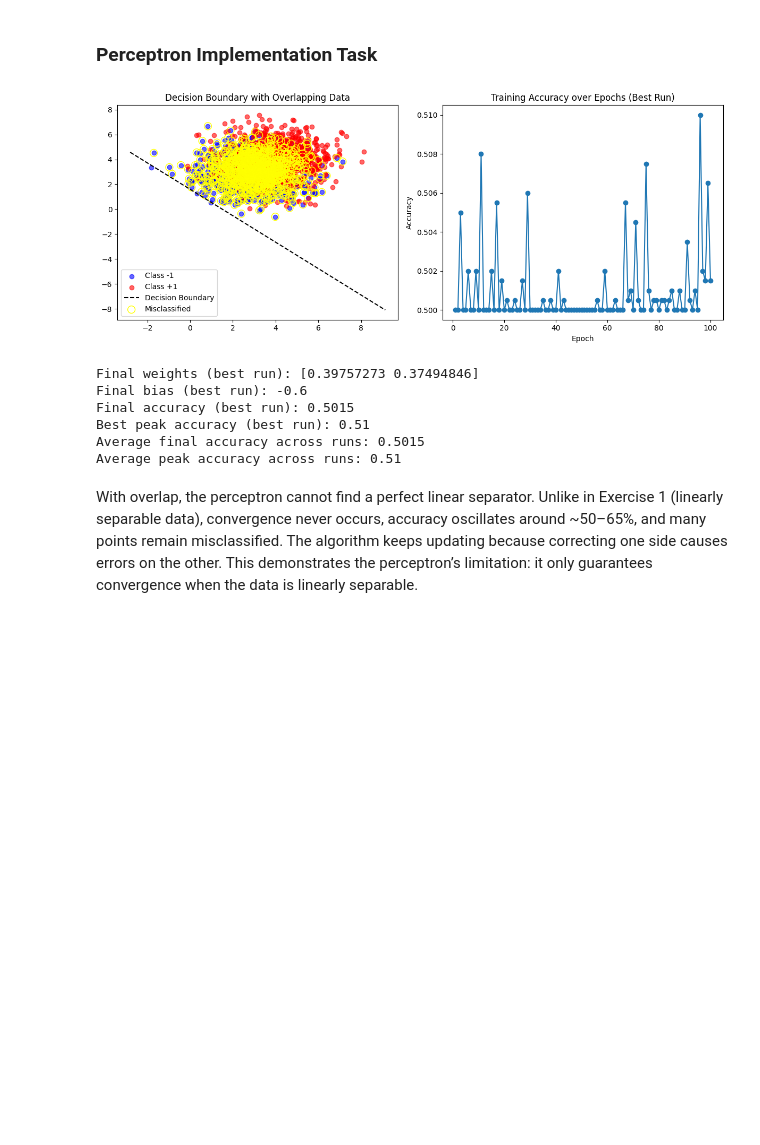
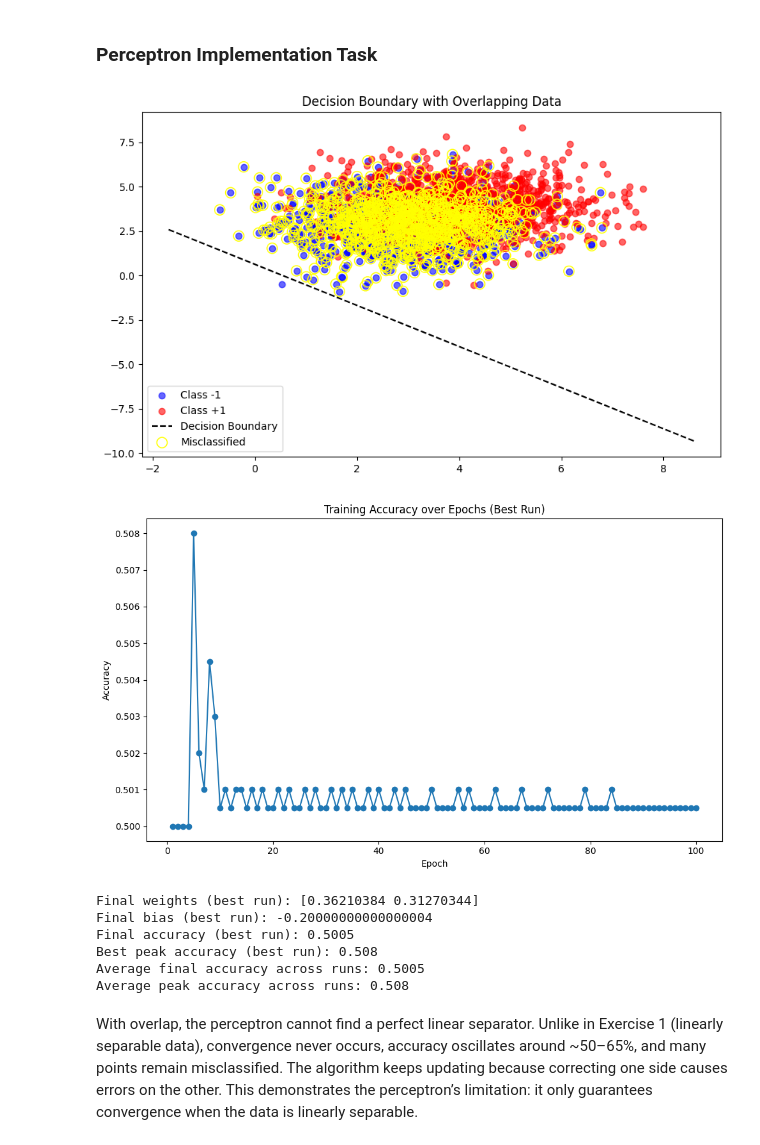
Before and after one commit to rodme02/Exs_RedesNeurais, a Jupyter notebook: docs/exercises/perceptron/notebook.ipynb, the cells around one changed output. Saved outputs shown, nothing was run; the diff lists cells and outputs as text; code cells hidden in the pictures; blank space fills up the shorter version.

```diff
--- a/docs/exercises/perceptron/notebook.ipynb
+++ b/docs/exercises/perceptron/notebook.ipynb
@@ -212,49 +212,48 @@ y_min, y_max = X[:,1].min() - 1, X[:,1].max() + 1
 xx = np.linspace(x_min, x_max, 100)
 yy = -(best_w[0]*xx + best_b) / best_w[1]
 
-plt.figure(figsize=(12,5))
-
 # Decision boundary plot
-plt.subplot(1,2,1)
+plt.figure(figsize=(10, 6))
 plt.scatter(class0[:,0], class0[:,1], color='blue', label='Class -1', alpha=0.6)
 plt.scatter(class1[:,0], class1[:,1], color='red', label='Class +1', alpha=0.6)
 plt.plot(xx, yy, 'k--', label='Decision Boundary')
 
 # Highlight misclassified
 preds = np.array([predict(x, best_w, best_b) for x in X])
 misclassified = X[preds != y]
 if misclassified.size > 0:
     plt.scatter(misclassified[:,0], misclassified[:,1], facecolors='none',
                 edgecolors='yellow', s=100, label='Misclassified')
 
 plt.legend()
 plt.title("Decision Boundary with Overlapping Data")
 
 # Accuracy plot
-plt.subplot(1,2,2)
+plt.figure(figsize=(10, 6))
 plt.plot(range(1, len(best_acc_over_epochs)+1), best_acc_over_epochs, marker='o')
 plt.xlabel("Epoch")
 plt.ylabel("Accuracy")
 plt.title("Training Accuracy over Epochs (Best Run)")
 
 plt.tight_layout()
 plt.show()
 
 # --- Results ---
 print("Final weights (best run):", best_w)
 print("Final bias (best run):", best_b)
 print("Final accuracy (best run):", best_final_acc)
 print("Best peak accuracy (best run):", best_peak_acc)
 print("Average final accuracy across runs:", np.mean([res[2] for res in final_results]))
 print("Average peak accuracy across runs:", np.mean([res[3] for res in final_results]))
 # %% [output]
-[figure, old version]
+[figure, new version]
+[figure, added]
-Final weights (best run): [0.39757273 0.37494846]
-Final bias (best run): -0.6
-Final accuracy (best run): 0.5015
-Best peak accuracy (best run): 0.51
-Average final accuracy across runs: 0.5015
-Average peak accuracy across runs: 0.51
+Final weights (best run): [0.36210384 0.31270344]
+Final bias (best run): -0.20000000000000004
+Final accuracy (best run): 0.5005
+Best peak accuracy (best run): 0.508
+Average final accuracy across runs: 0.5005
+Average peak accuracy across runs: 0.508
 # %% [markdown]
 With overlap, the perceptron cannot find a perfect linear separator.
 Unlike in Exercise 1 (linearly separable data), convergence never occurs,
```
Also changed, not shown: parts of 3 cells of this notebook.
